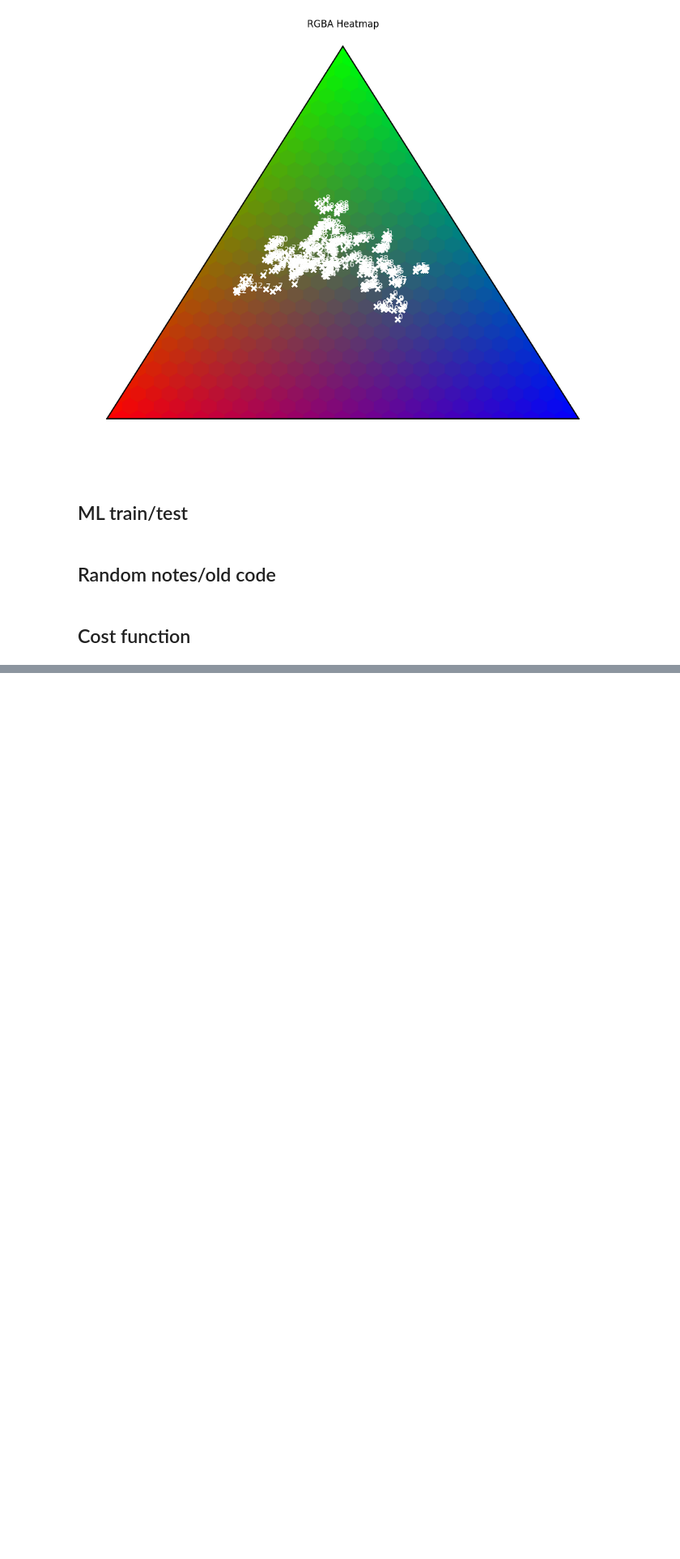
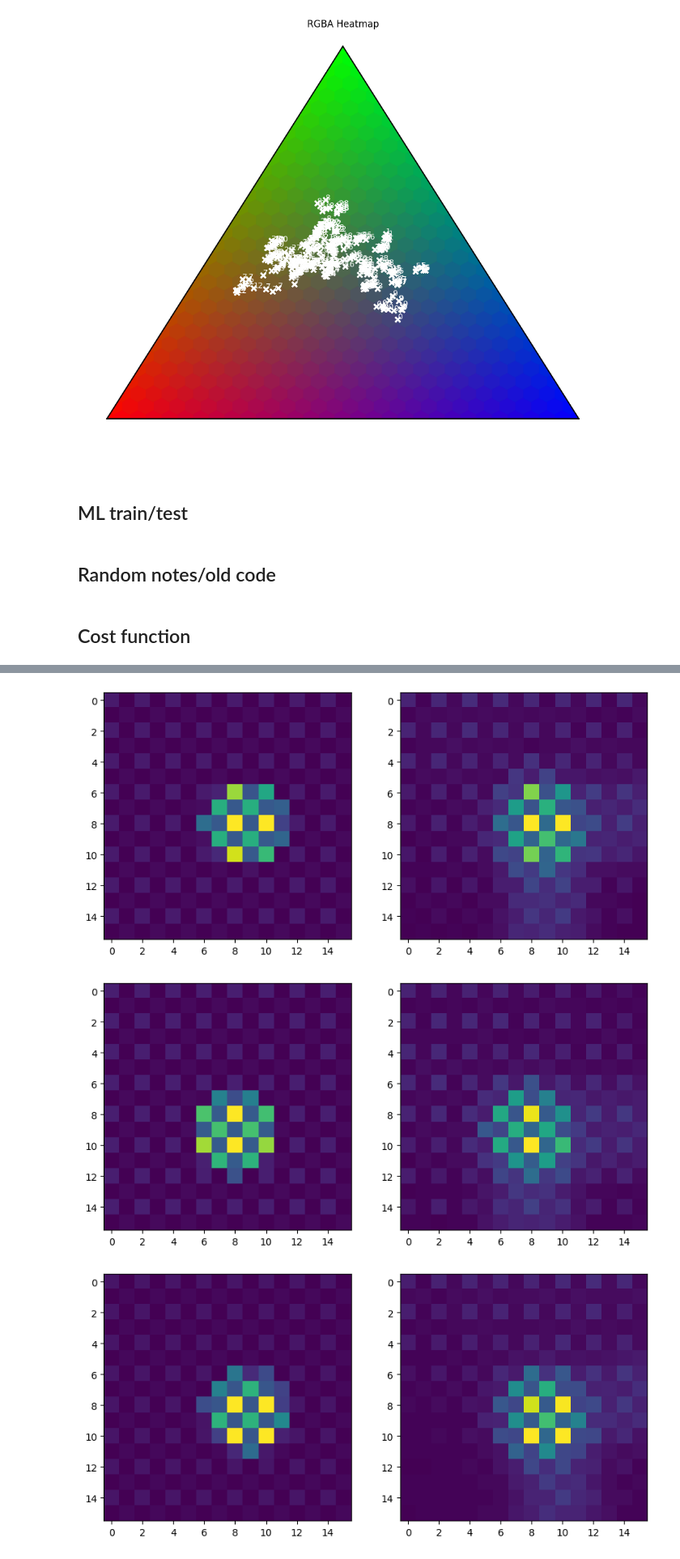
Before and after one commit to acb21kb/bumblebee-tags, a Jupyter notebook: open_files.ipynb, the cells around one changed output, grey strips where cells are left out. Shown at 81% size. Cells and saved outputs as stored; diff of their text form; code cells hidden in the pictures; blank space fills up the shorter version.

Commit message:
Testing predictions for same tag across multiple images (same distance)

```diff
--- a/open_files.ipynb
+++ b/open_files.ipynb
@@ -443,3 +434,7 @@ def getOnlyColour(c, guess, values):
                 singleColour[x, y] = 0
                 singleColourReal[x, y] = 0
     return singleColour, singleColourReal
+# %%
+onlyTag0 = allTags.loc[allTags['Label']==0]
+onlyTag0.reset_index(inplace=True)
+onlyTag0
@@ -445,0 +450,20 @@ def getOnlyColour(c, guess, values):
+# %%
+tag0Hessian = []
+for i in range(onlyTag0.shape[0]):
+    realImg = getSnipPlot(onlyTag0['Tag'].iloc[i])
+    params = np.array([8.0, 8, 100, 50, 20, 5, 4, 3])
+    res = minimize(temp, params, jac=grad(temp), hess=hessian(temp),
+                bounds=((0,16), (0,16), (0,None), (0,None), (0,None), (0,None), (0,None), (0,None)))
+    tagCoord, tagBright, bgBright = res.x[:2], res.x[2:5], res.x[5:]
+    pred = np.array(simulate_image(tagCoord, tagBright, bgBright, 2.5, [16,16])).reshape([16,16])
+    tag0Hessian.append(hessian(temp)(res.x))
+
+    plt.figure(figsize=[10,5])
+    plt.subplot(1,2,1)
+    plt.imshow(pred)
+    plt.subplot(1,2,2)
+    plt.imshow(realImg)
+# %% [output]
+[figure, added]
+[figure, added]
+[figure, added]
```
Also changed, not shown: parts of 15 cells of this notebook.
